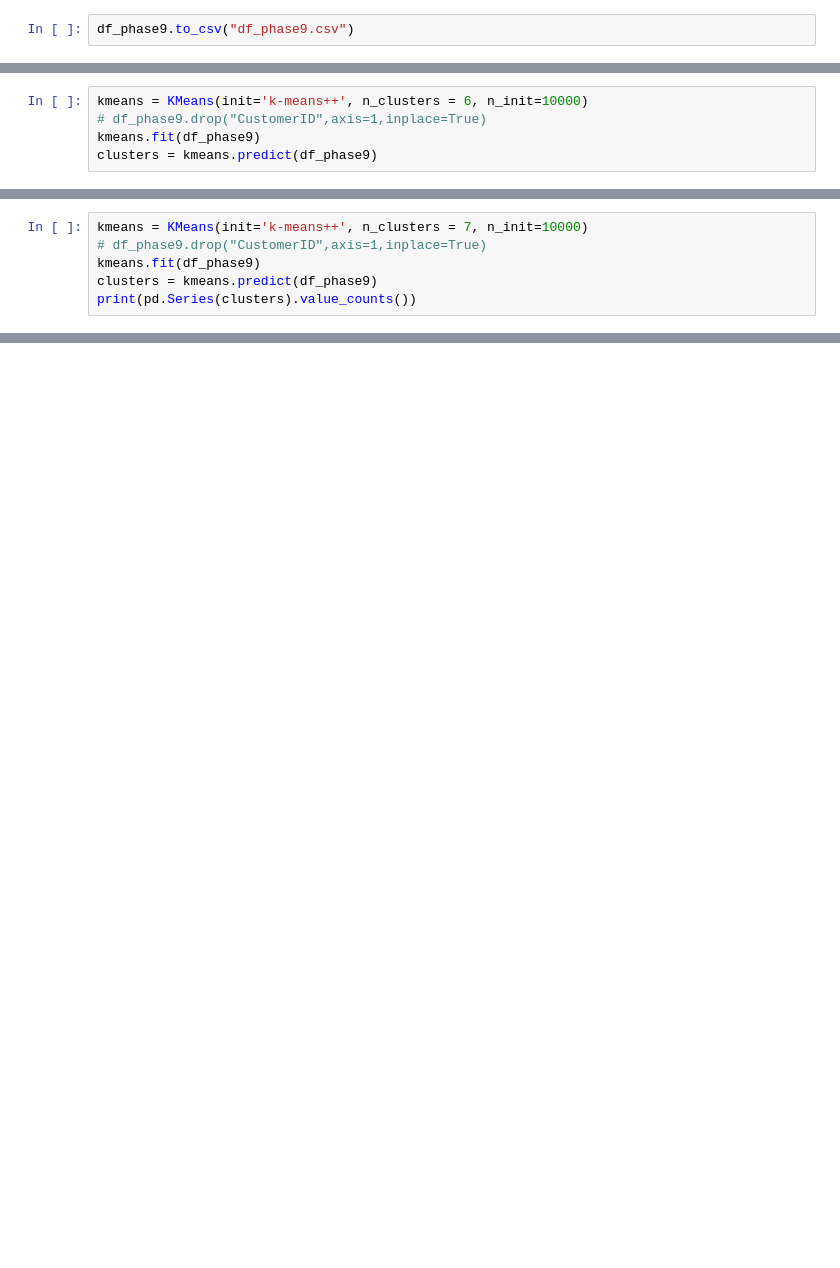
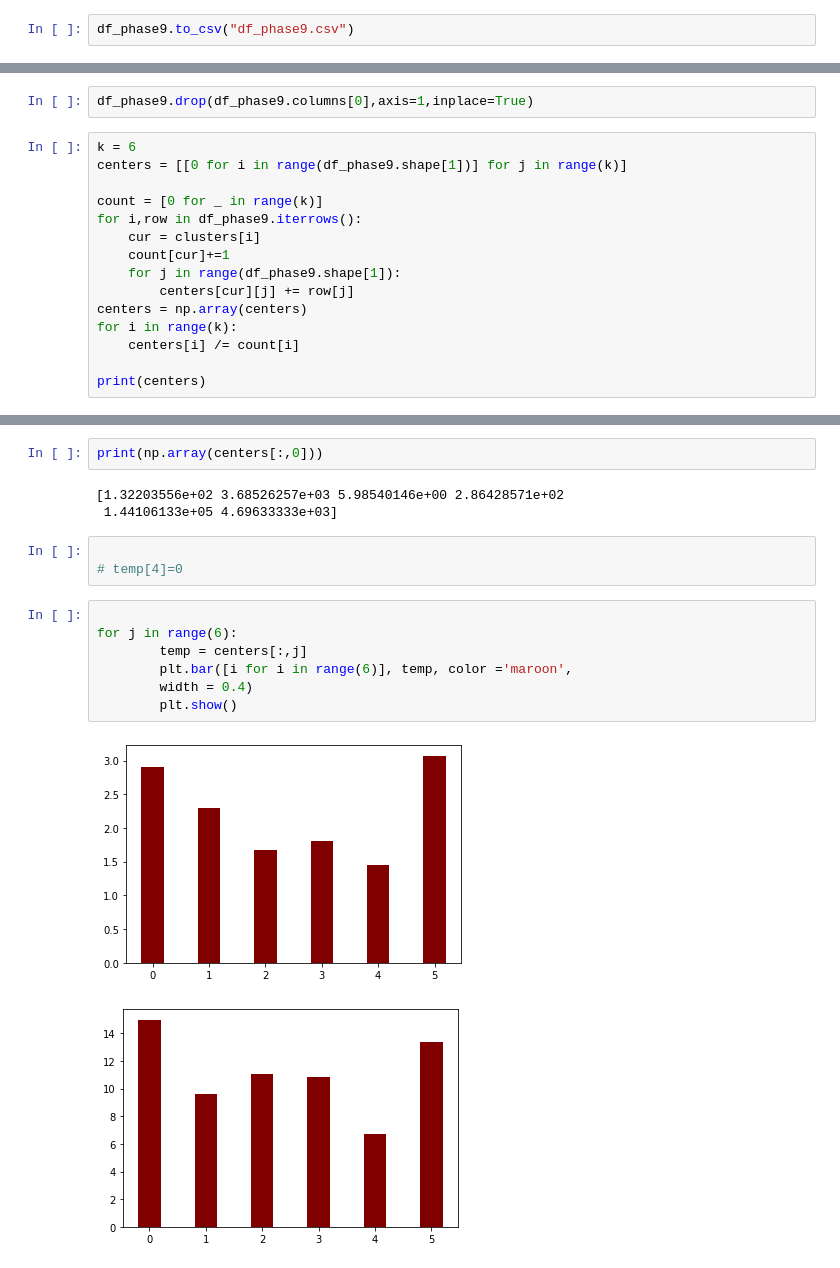
Before and after one commit to vaibhavviking/customer_segmentation, a Jupyter notebook: data_exploration_and_processing.ipynb, the cells around one changed output, grey strips where cells are left out. Drawn from its saved outputs; the diff is of its cells as text; blank space fills up the shorter version.

```diff
--- a/data_exploration_and_processing.ipynb
+++ b/data_exploration_and_processing.ipynb
@@ -371,5 +611,0 @@ dtype: int64
-# %%
-kmeans = KMeans(init='k-means++', n_clusters = 6, n_init=10000)
-# df_phase9.drop("CustomerID",axis=1,inplace=True)
-kmeans.fit(df_phase9)
-clusters = kmeans.predict(df_phase9)
@@ -386,6 +611,0 @@ dtype: int64
-# %%
-kmeans = KMeans(init='k-means++', n_clusters = 7, n_init=10000)
-# df_phase9.drop("CustomerID",axis=1,inplace=True)
-kmeans.fit(df_phase9)
-clusters = kmeans.predict(df_phase9)
-print(pd.Series(clusters).value_counts())
@@ -400,0 +627,17 @@ dtype: int64
+# %%
+df_phase9.drop(df_phase9.columns[0],axis=1,inplace=True)
+# %%
+k = 6
+centers = [[0 for i in range(df_phase9.shape[1])] for j in range(k)]
+
+count = [0 for _ in range(k)]
+for i,row in df_phase9.iterrows():
+    cur = clusters[i]
+    count[cur]+=1
+    for j in range(df_phase9.shape[1]):
+        centers[cur][j] += row[j]
+centers = np.array(centers)
+for i in range(k):
+    centers[i] /= count[i]
+
+print(centers)
@@ -400,0 +667,18 @@ dtype: int64
+# %%
+print(np.array(centers[:,0]))
+# %% [output]
+[1.32203556e+02 3.68526257e+03 5.98540146e+00 2.86428571e+02
+ 1.44106133e+05 4.69633333e+03]
+# %%
+
+# temp[4]=0
+# %%
+
+for j in range(6):
+        temp = centers[:,j]
+        plt.bar([i for i in range(6)], temp, color ='maroon',
+        width = 0.4)
+        plt.show()
+# %% [output]
+[figure, added]
+[figure, added]
```
Also changed, not shown: parts of 44 cells of this notebook, 8 other files.
